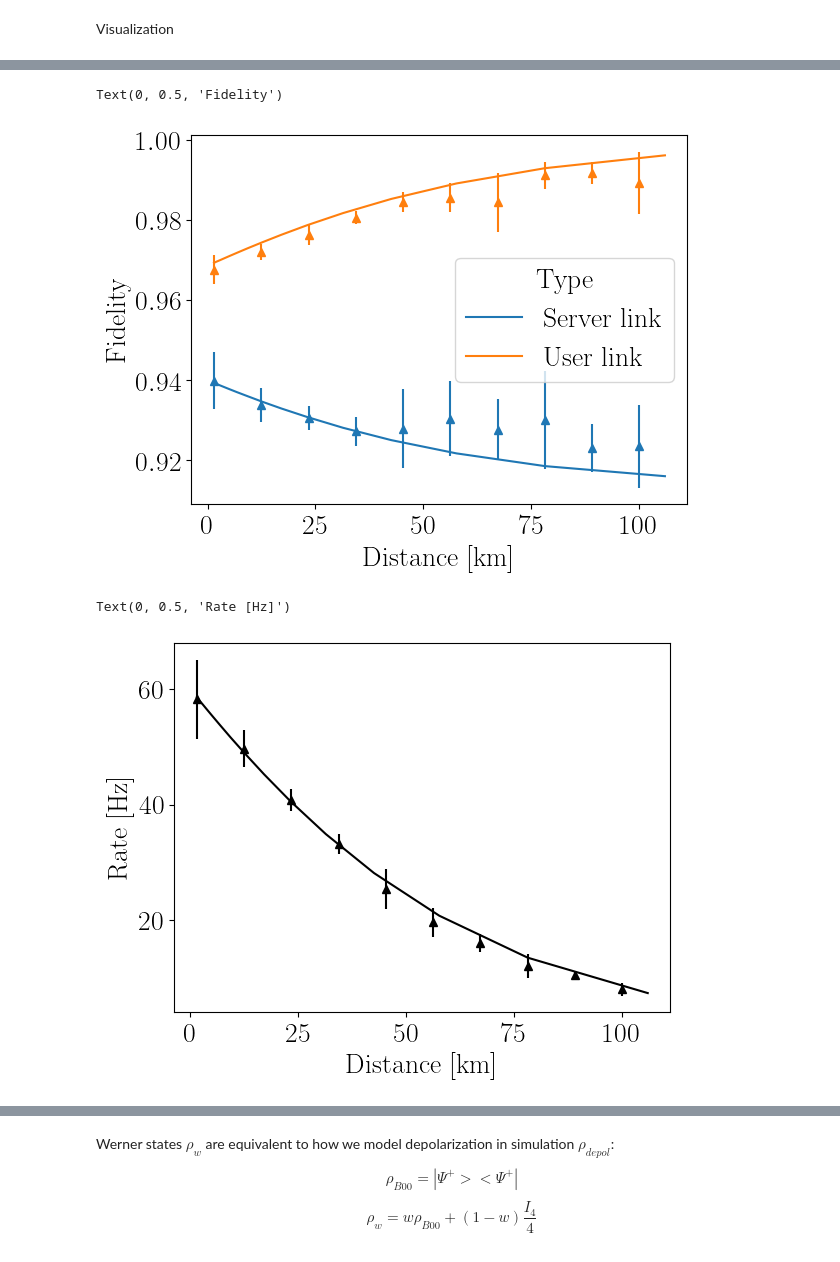
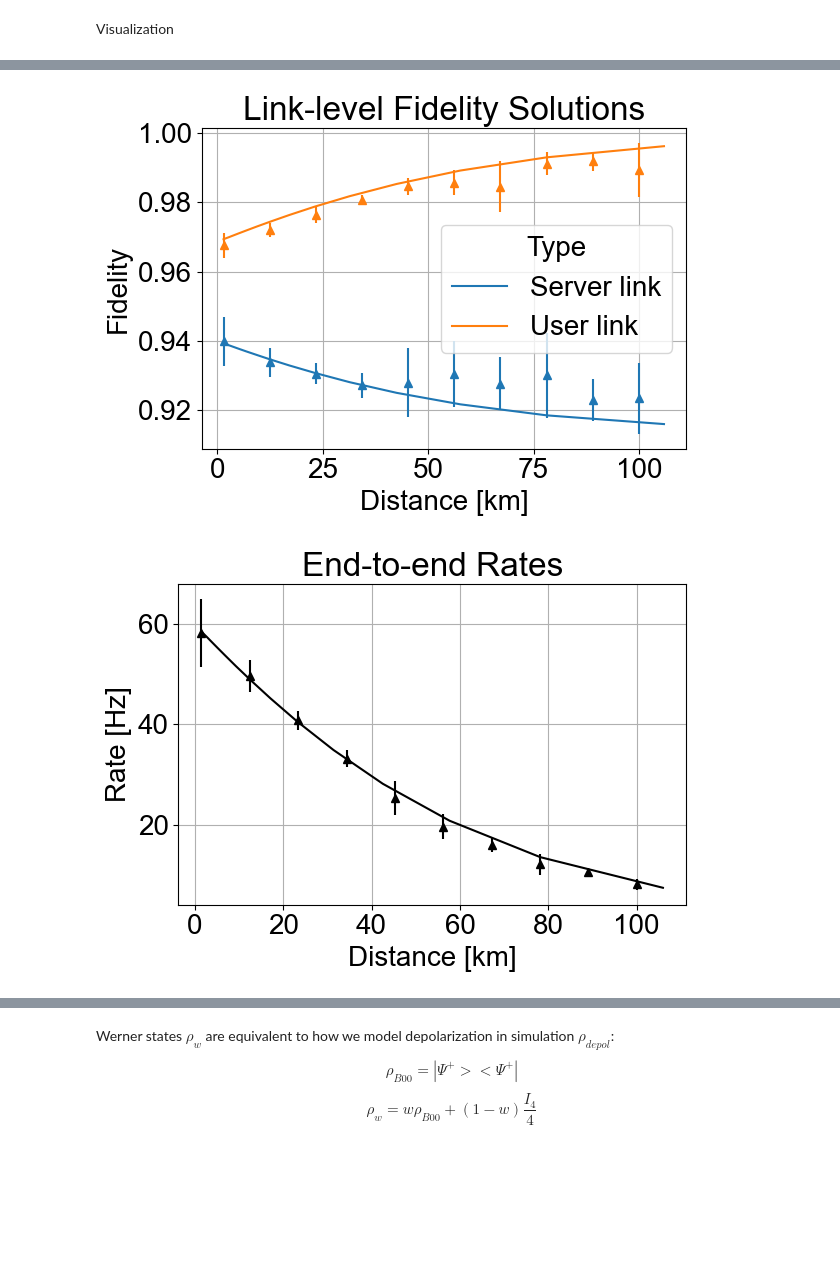
Before and after one commit to Luisenden/qnetsur, a Jupyter notebook: usecase_qswitch/Notebooks/results_vardoyan_netsquid_comparison.ipynb, the cells around one changed output, grey strips where cells are left out. Saved outputs shown, nothing was run; the diff lists cells and outputs as text; code cells hidden in the pictures; blank space fills up the shorter version.

```diff
--- a/usecase_qswitch/Notebooks/results_vardoyan_netsquid_comparison.ipynb
+++ b/usecase_qswitch/Notebooks/results_vardoyan_netsquid_comparison.ipynb
@@ -22,8 +22,8 @@ import pickle
 
 font = 20
 plt.rcParams.update({
-    'text.usetex': True,
-    'font.family': 'serif',
+    'text.usetex': False,
+    'font.family': 'arial',
     'font.size': font,
     'axes.labelsize': font,
     'xtick.labelsize': font,
@@ -104,22 +99,28 @@ Text(0.5, 0, 'Distance [km]')
 # %%
 plt.errorbar(grouped['bright_state_server'].mean().index, 1-grouped['bright_state_server'].mean().values , grouped['bright_state_server'].std().values, fmt='^', color='tab:blue')
 plt.errorbar(grouped['bright_state_user'].mean().index, 1-grouped['bright_state_user'].mean().values , grouped['bright_state_user'].std().values, fmt='^', color='tab:orange')
 sns.lineplot(data=df_plot, x='Distance [km]', y='Link Fidelity', hue='Type', markers=True)
 plt.ylabel('Fidelity')
 plt.xlabel('Distance [km]')
 plt.ylabel('Fidelity')
+plt.grid()
+plt.title('Link-level Fidelity Solutions')
+plt.tight_layout()
+plt.savefig('../Images/QES-example1-LinkFidelity.pdf')
 # %% [output]
-Text(0, 0.5, 'Fidelity')
-[figure, old version]
+[figure, new version]
 # %%
 fig, ax1 = plt.subplots()
 plt.errorbar(grouped['Rate'].mean().index, grouped['Rate'].mean().values , grouped['Rate'].std().values, fmt='^', color='black')
 sns.lineplot(data=df_res, x='Distance [km]', y='Rate', markers=True, color='black', ax=ax1)
 plt.xlabel('Distance [km]')
 plt.ylabel('Rate [Hz]')
+plt.grid()
+plt.title('End-to-end Rates')
+plt.tight_layout()
+plt.savefig('../Images/QES-example1-Rate.pdf')
 # %% [output]
-Text(0, 0.5, 'Rate [Hz]')
-[figure, old version]
+[figure, new version]
 # %%
 sns.lineplot(data=df_res, x='Distance [km]', y='Fidelity', markers=True, color='black')
 plt.errorbar(grouped['Fidelity'].mean().index, grouped['Fidelity'].mean().values , grouped['Fidelity'].std().values, fmt='^', color='black')
```
Also changed, not shown: parts of 4 cells of this notebook, 36 other files.
